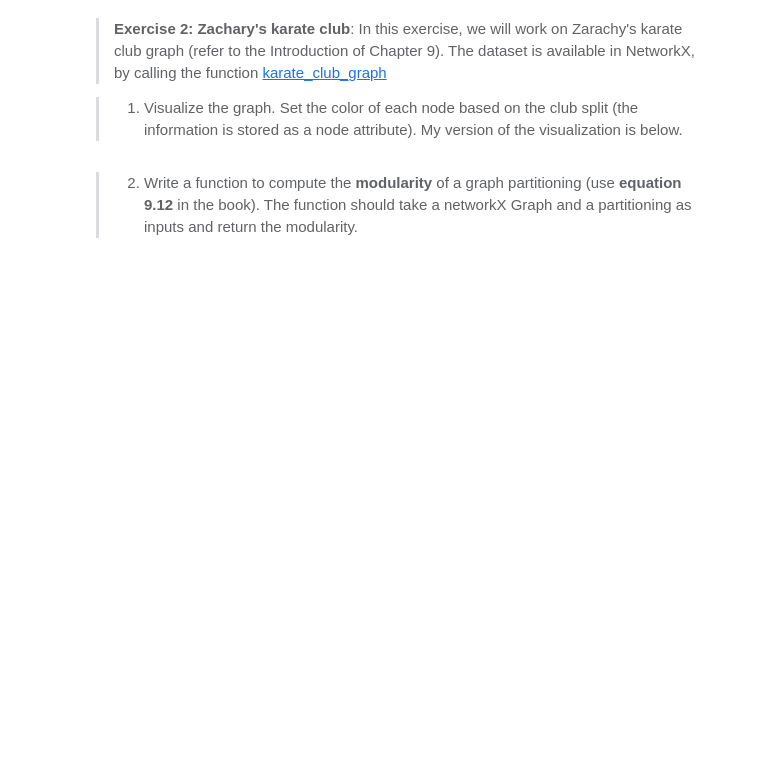
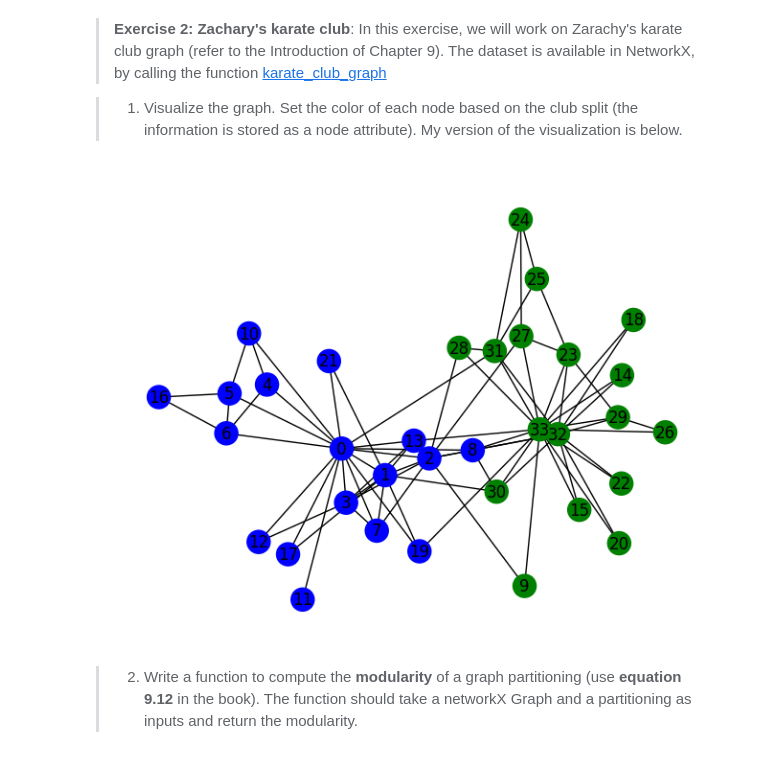
Before and after one commit to claralb2002/Social-Computational-Science-Assignment-1, a Jupyter notebook: Assignment_2/Assignment2.ipynb, the cells around one changed output. Saved outputs shown, nothing was run; the diff lists cells and outputs as text; code cells hidden in the pictures; blank space fills up the shorter version.

```diff
--- a/Assignment_2/Assignment2.ipynb
+++ b/Assignment_2/Assignment2.ipynb
@@ -210,0 +215,25 @@ These exercises are taken from Week 6: __Exercise 1: Mixing Patterns and Assorta
+# %%
+# Load the JSON file
+with open("final_network.json", "r") as f:
+    graph_data = json.load(f)
+
+# Convert JSON back to NetworkX graph
+G_loaded = nx.json_graph.node_link_graph(graph_data, directed=True)
+# %%
+# Ensure all nodes have a valid "country" attribute
+for node in G_loaded.nodes:
+    G_loaded.nodes[node]["country"] = G_loaded.nodes[node].get("country", "Unknown")
+
+# Convert country names to numerical labels
+list_of_countries = list(set(nx.get_node_attributes(G_loaded, "country").values()))
+country_mapping = {country: i for i, country in enumerate(list_of_countries)}
+
+# Apply the mapping directly to the graph
+new_country_attributes = {}
+
+for node in G_loaded.nodes:
+    country_name = G_loaded.nodes[node]["country"]
+    numeric_label = country_mapping[country_name]
+    new_country_attributes[node] = {"country": numeric_label}
+
+nx.set_node_attributes(G_loaded, new_country_attributes)
@@ -233,6 +444,25 @@ These exercises are taken from Week 6: __Exercise 1: Mixing Patterns and Assorta
 > __Exercise 2: Zachary's karate club__: In this exercise, we will work on Zarachy's karate club graph (refer to the Introduction of Chapter 9). The dataset is available in NetworkX, by calling the function [karate_club_graph](https://networkx.org/documentation/stable//auto_examples/graph/plot_karate_club.html)
 
 > 1. Visualize the graph. Set the color of each node based on the club split (the information is stored as a node attribute). My version of the visualization is below.
+# %%
+import matplotlib.pyplot as plt
+import networkx as nx
+
+G = nx.karate_club_graph()
+# %%
+color = nx.get_node_attributes(G, "club")
+color
+
+color_map = []
+for node in range(len(G)):
+    if color[node] == 'Mr. Hi':
+        color_map.append('blue')
+    else:
+        color_map.append('green')
+nx.draw(G, node_color=color_map, with_labels=True)
+plt.show()
+# %% [output]
+[figure, added]
 # %% [markdown]
 
 > 2. Write a function to compute the __modularity__ of a graph partitioning (use **equation 9.12** in the book). The function should take a networkX Graph and a partitioning as inputs and return the modularity.
```
Also changed, not shown: parts of 28 cells of this notebook.
